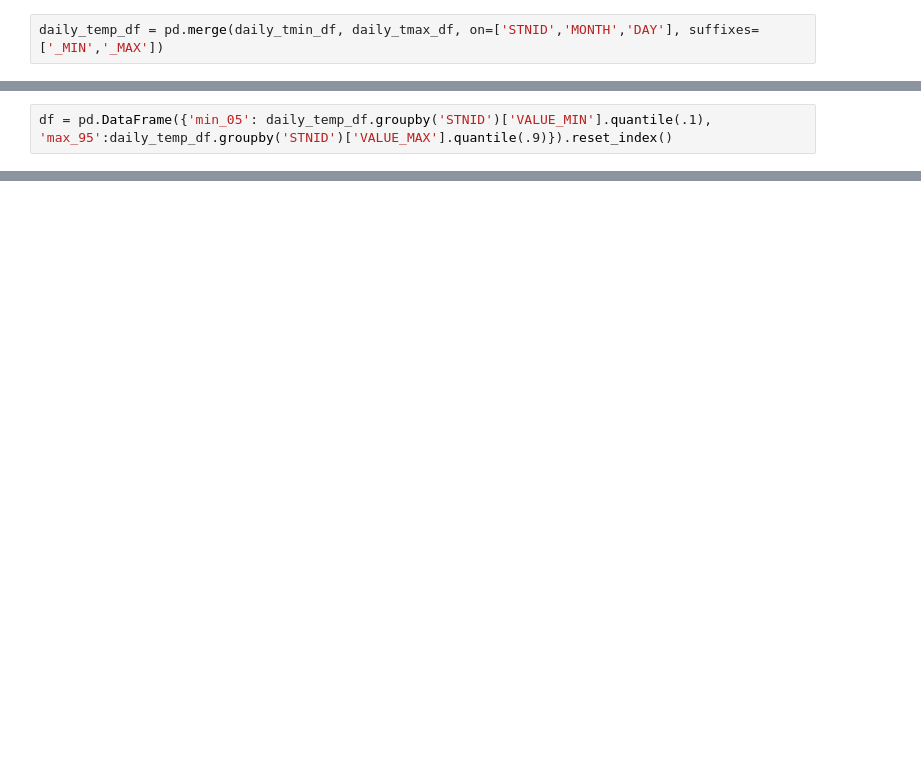
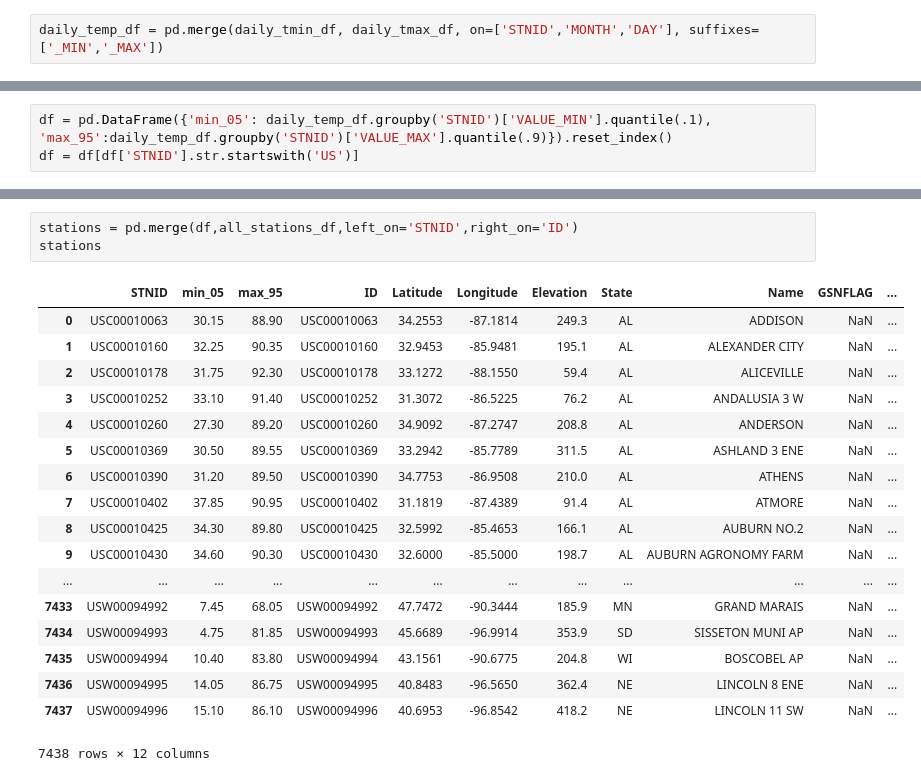
Before and after one commit to travisdoesmath/comfy-weather, a Jupyter notebook: Parse Weather Data.ipynb, the cells around one changed output, grey strips where cells are left out. Saved outputs shown, nothing was run; the diff lists cells and outputs as text; blank space fills up the shorter version.

```diff
--- a/Parse Weather Data.ipynb
+++ b/Parse Weather Data.ipynb
@@ -32,4 +114,5 @@ daily_temp_df.groupby('STNID')['VALUE_MAX'].quantile(.95)
 # %%
 df = pd.DataFrame({'min_05': daily_temp_df.groupby('STNID')['VALUE_MIN'].quantile(.1), 'max_95':daily_temp_df.groupby('STNID')['VALUE_MAX'].quantile(.9)}).reset_index()
+df = df[df['STNID'].str.startswith('US')]
 # %%
 df[(df['min_05'] > 20) & (df['max_95'] < 80)]
@@ -71,0 +171,22 @@ fig.show()
+# %%
+stations = pd.merge(df,all_stations_df,left_on='STNID',right_on='ID')
+stations
+# %% [output]
+|  | STNID | min_05 | max_95 | ID | Latitude | Longitude | Elevation | State | Name | GSNFLAG | ... |
+| 0 | USC00010063 | 30.15 | 88.90 | USC00010063 | 34.2553 | -87.1814 | 249.3 | AL | ADDISON | NaN | ... |
+| 1 | USC00010160 | 32.25 | 90.35 | USC00010160 | 32.9453 | -85.9481 | 195.1 | AL | ALEXANDER CITY | NaN | ... |
+| 2 | USC00010178 | 31.75 | 92.30 | USC00010178 | 33.1272 | -88.1550 | 59.4 | AL | ALICEVILLE | NaN | ... |
+| 3 | USC00010252 | 33.10 | 91.40 | USC00010252 | 31.3072 | -86.5225 | 76.2 | AL | ANDALUSIA 3 W | NaN | ... |
+| 4 | USC00010260 | 27.30 | 89.20 | USC00010260 | 34.9092 | -87.2747 | 208.8 | AL | ANDERSON | NaN | ... |
+| 5 | USC00010369 | 30.50 | 89.55 | USC00010369 | 33.2942 | -85.7789 | 311.5 | AL | ASHLAND 3 ENE | NaN | ... |
+| 6 | USC00010390 | 31.20 | 89.50 | USC00010390 | 34.7753 | -86.9508 | 210.0 | AL | ATHENS | NaN | ... |
+| 7 | USC00010402 | 37.85 | 90.95 | USC00010402 | 31.1819 | -87.4389 | 91.4 | AL | ATMORE | NaN | ... |
+| 8 | USC00010425 | 34.30 | 89.80 | USC00010425 | 32.5992 | -85.4653 | 166.1 | AL | AUBURN NO.2 | NaN | ... |
+| 9 | USC00010430 | 34.60 | 90.30 | USC00010430 | 32.6000 | -85.5000 | 198.7 | AL | AUBURN AGRONOMY FARM | NaN | ... |
+| ... | ... | ... | ... | ... | ... | ... | ... | ... | ... | ... | ... |
+| 7433 | USW00094992 | 7.45 | 68.05 | USW00094992 | 47.7472 | -90.3444 | 185.9 | MN | GRAND MARAIS | NaN | ... |
+| 7434 | USW00094993 | 4.75 | 81.85 | USW00094993 | 45.6689 | -96.9914 | 353.9 | SD | SISSETON MUNI AP | NaN | ... |
+| 7435 | USW00094994 | 10.40 | 83.80 | USW00094994 | 43.1561 | -90.6775 | 204.8 | WI | BOSCOBEL AP | NaN | ... |
+| 7436 | USW00094995 | 14.05 | 86.75 | USW00094995 | 40.8483 | -96.5650 | 362.4 | NE | LINCOLN 8 ENE | NaN | ... |
+| 7437 | USW00094996 | 15.10 | 86.10 | USW00094996 | 40.6953 | -96.8542 | 418.2 | NE | LINCOLN 11 SW | NaN | ... |
+7438 rows × 12 columns
```
Also changed, not shown: parts of 14 cells of this notebook, 4 other files.
